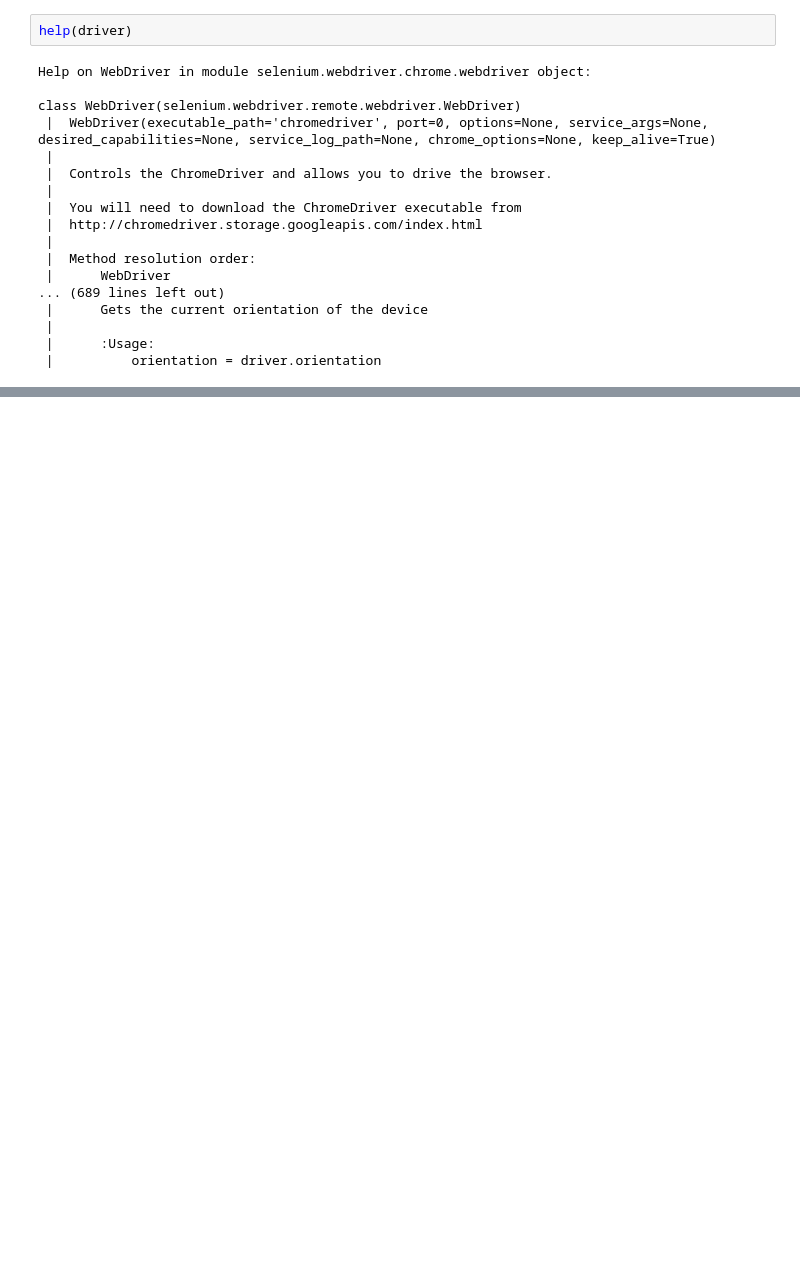
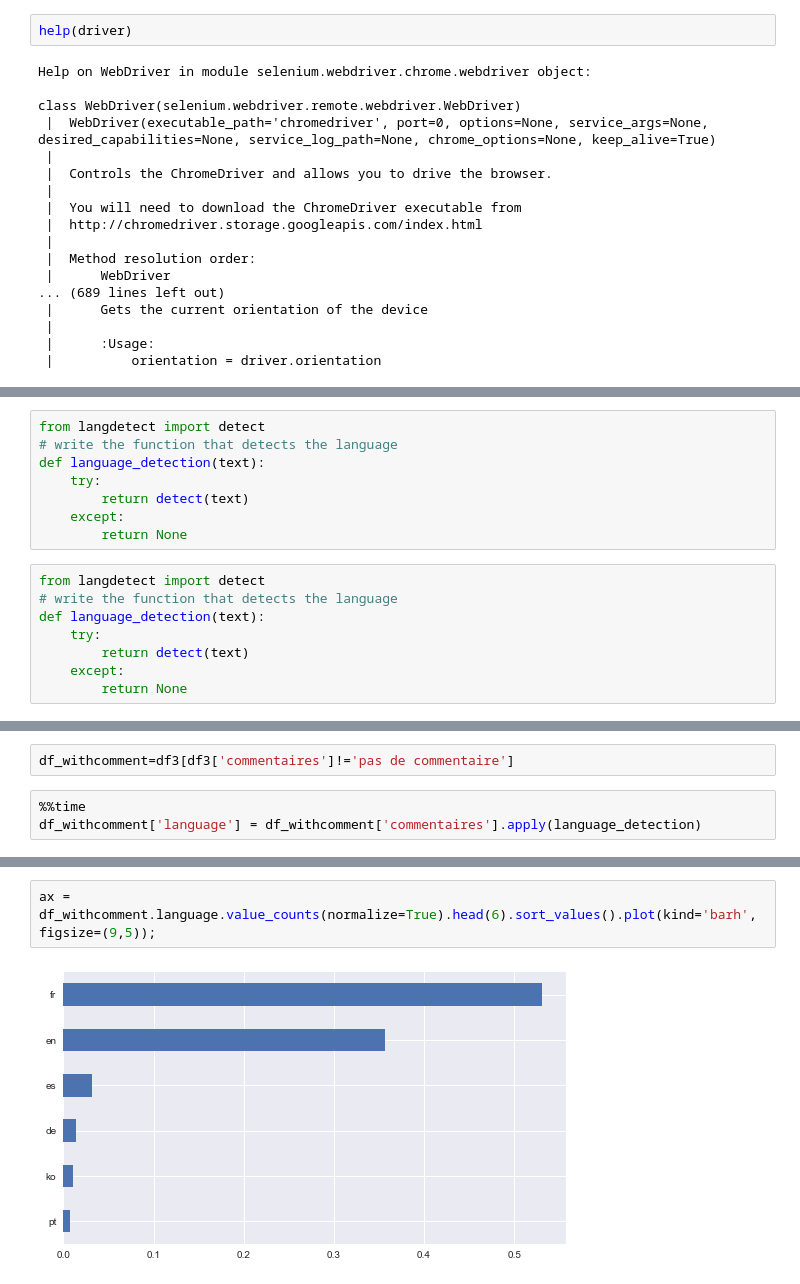
Before and after one commit to Gil97-tech/TP2A, a Jupyter notebook: projetwebsc.ipynb, the cells around one changed output, grey strips where cells are left out. Drawn from its saved outputs; the diff is of its cells as text; blank space fills up the shorter version.

```diff
--- a/projetwebsc.ipynb
+++ b/projetwebsc.ipynb
@@ -420,0 +448,16 @@ with file:
+# %%
+from langdetect import detect
+# write the function that detects the language
+def language_detection(text):
+    try:
+        return detect(text)
+    except:
+        return None
+# %%
+from langdetect import detect
+# write the function that detects the language
+def language_detection(text):
+    try:
+        return detect(text)
+    except:
+        return None
@@ -420,0 +468,5 @@ with file:
+# %%
+df_withcomment=df3[df3['commentaires']!='pas de commentaire']
+# %%
+%%time
+df_withcomment['language'] = df_withcomment['commentaires'].apply(language_detection)
@@ -420,0 +495,4 @@ with file:
+# %%
+ax = df_withcomment.language.value_counts(normalize=True).head(6).sort_values().plot(kind='barh', figsize=(9,5));
+# %% [output]
+[figure, added]
```
Also changed, not shown: parts of 98 cells of this notebook.
